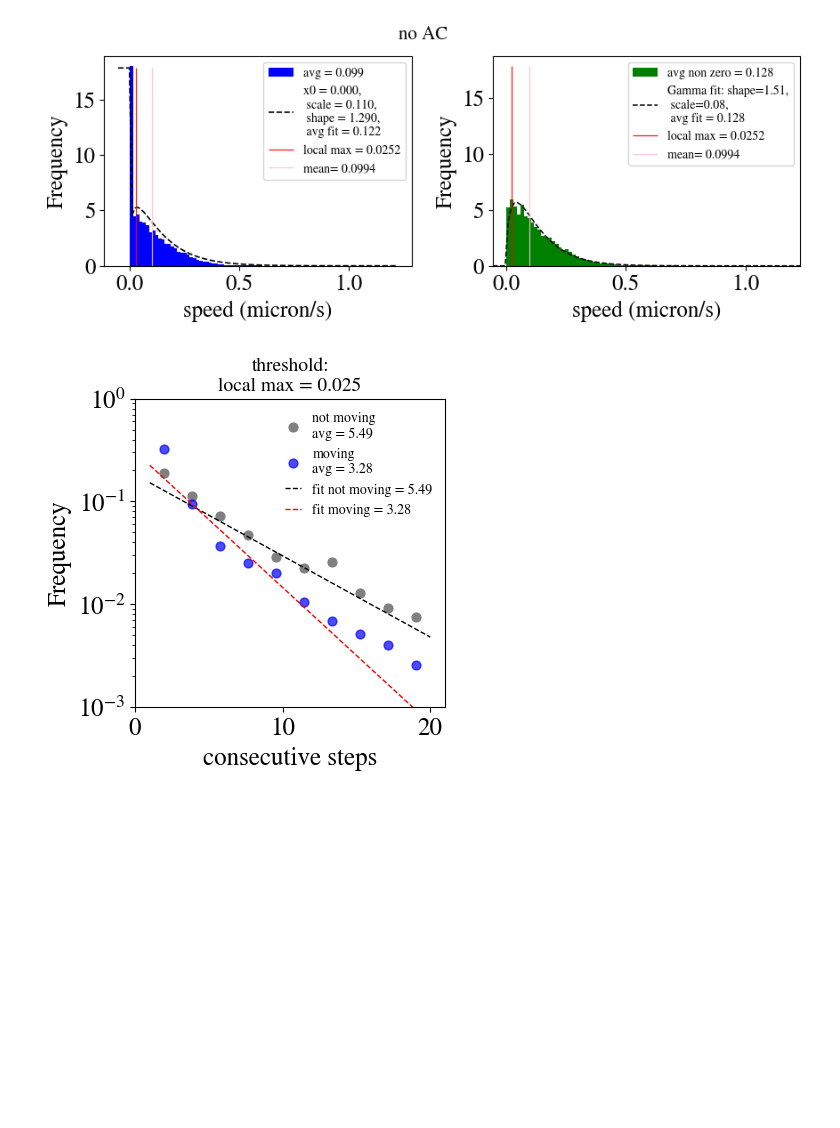
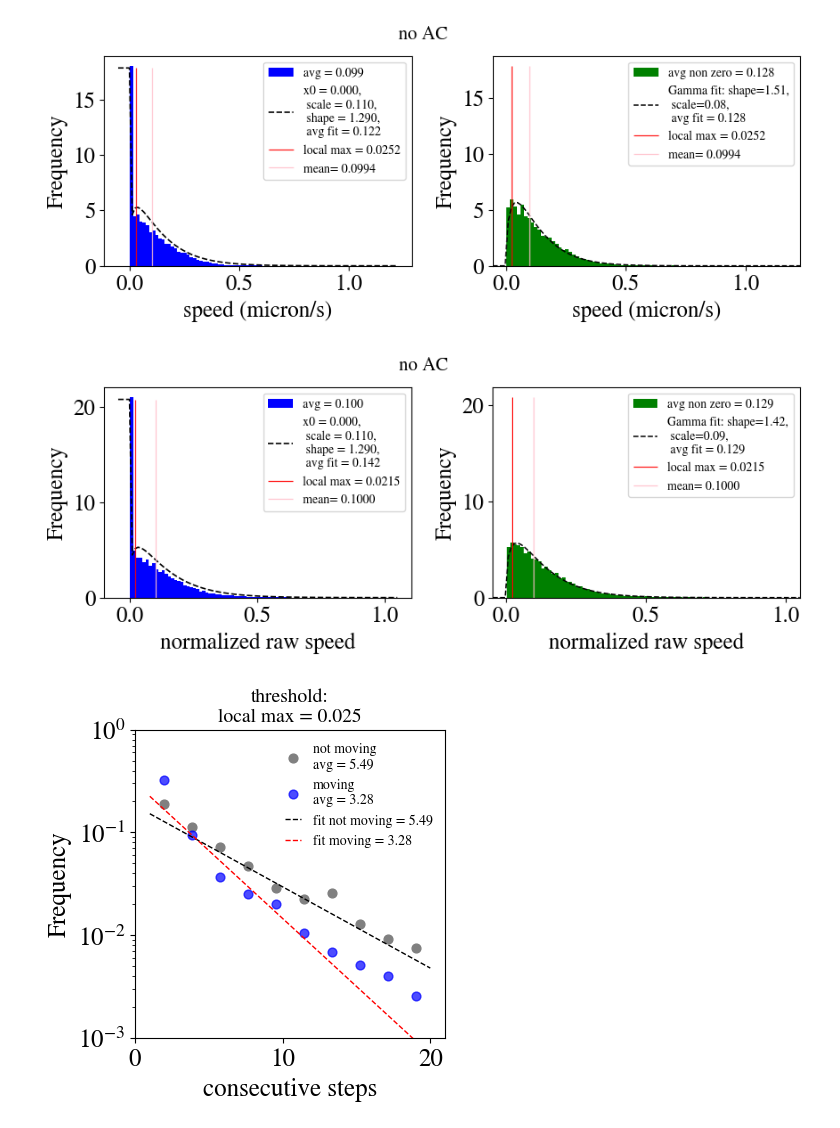
Before and after one commit to jannesantana/bacteria, a Jupyter notebook: threshold_analysis.ipynb, the cells around one changed output. Cells and saved outputs as stored; diff of their text form; code cells hidden in the pictures; blank space fills up the shorter version.

```diff
--- a/threshold_analysis.ipynb
+++ b/threshold_analysis.ipynb
@@ -390,6 +392,26 @@ mean_value,local_max = plot_piece_wise_and_gamma(speeds_videos,0.0001,1.29
                           ,0.11,"speed (micron/s)",title = "no AC",plot_title=True)
 # %% [output]
 [figure]
+# %%
+#normalized version
+videos = [2,3,4]
+speeds_videos = []
+
+
+for video in videos:
+
+    name = f'data/new-videos/video{video}/video{video}_wspeedsmooth.csv'
+    df = pd.read_csv(name,index_col=0)
+
+    ids = df['Track ID'].unique()
+
+    speeds = df['speed'].values
+    speeds_videos += list(speeds/max(speeds))
+
+mean_value_normed,local_max_normed = plot_piece_wise_and_gamma(speeds_videos,0.0001,1.29
+                          ,0.11,"normalized raw speed",title = "no AC",plot_title=True)
+# %% [output]
+[figure, added]
 # %%
 all_videos_mov1,all_videos_mov2,all_videos_mov3 = [],[],[]
 all_videos_notmov1,all_videos_notmov2,all_videos_notmov3= [],[],[]
```
Also changed, not shown: parts of 10 cells of this notebook.
